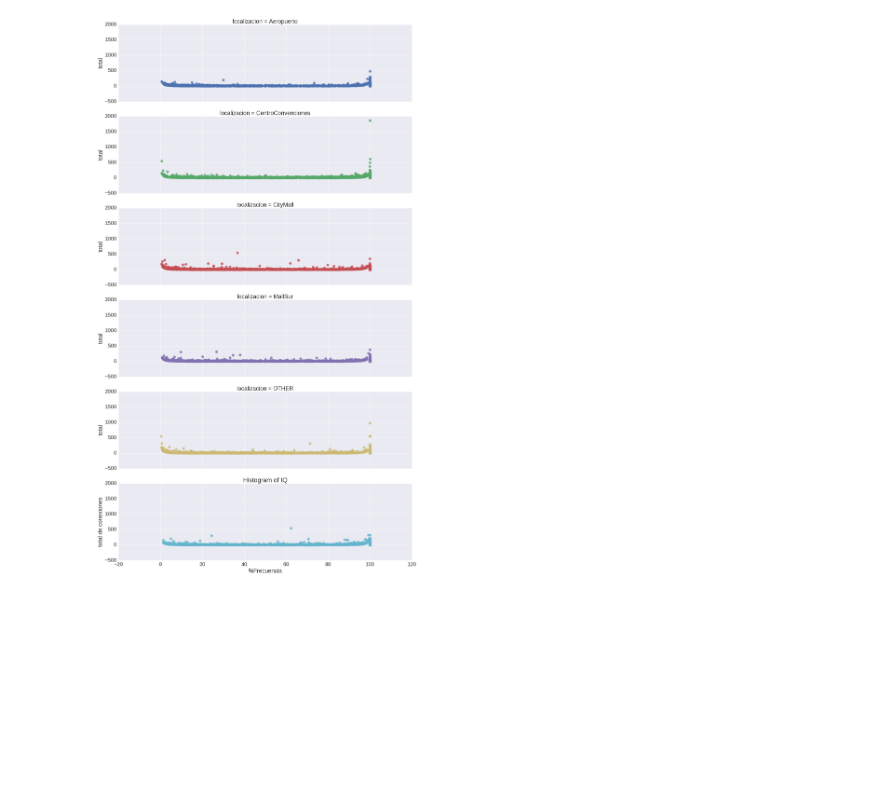
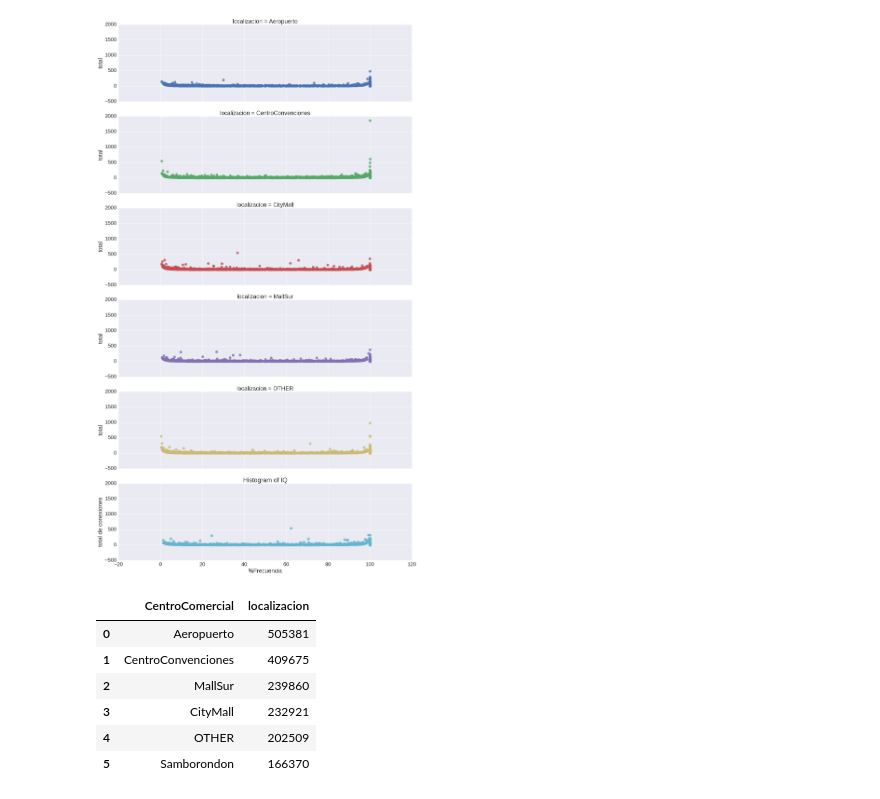
Before and after one commit to jlmasson/exploratorios_RF, a Jupyter notebook: VisualizacionesVistas2.ipynb, the cells around one changed output. Saved outputs shown, nothing was run; the diff lists cells and outputs as text; code cells hidden in the pictures; blank space fills up the shorter version.

```diff
--- a/VisualizacionesVistas2.ipynb
+++ b/VisualizacionesVistas2.ipynb
@@ -880,0 +903,16 @@ plt.show()
+# %%
+data2016 = data_completa.copy()
+data2016["localizacion_filtrada"] = data2016["localizacion"].apply(lambda x: FiltrarLugares(top5, x))
+data2016 = data2016[['localizacion_filtrada']]
+connections2016 = data2016.localizacion_filtrada.value_counts()
+connections = connections2016.to_frame().reset_index()
+connections.columns=['CentroComercial','localizacion']
+connections
+# %% [output]
+|  | CentroComercial | localizacion |
+| 0 | Aeropuerto | 505381 |
+| 1 | CentroConvenciones | 409675 |
+| 2 | MallSur | 239860 |
+| 3 | CityMall | 232921 |
+| 4 | OTHER | 202509 |
+| 5 | Samborondon | 166370 |
```
Also changed, not shown: parts of 13 cells of this notebook.
